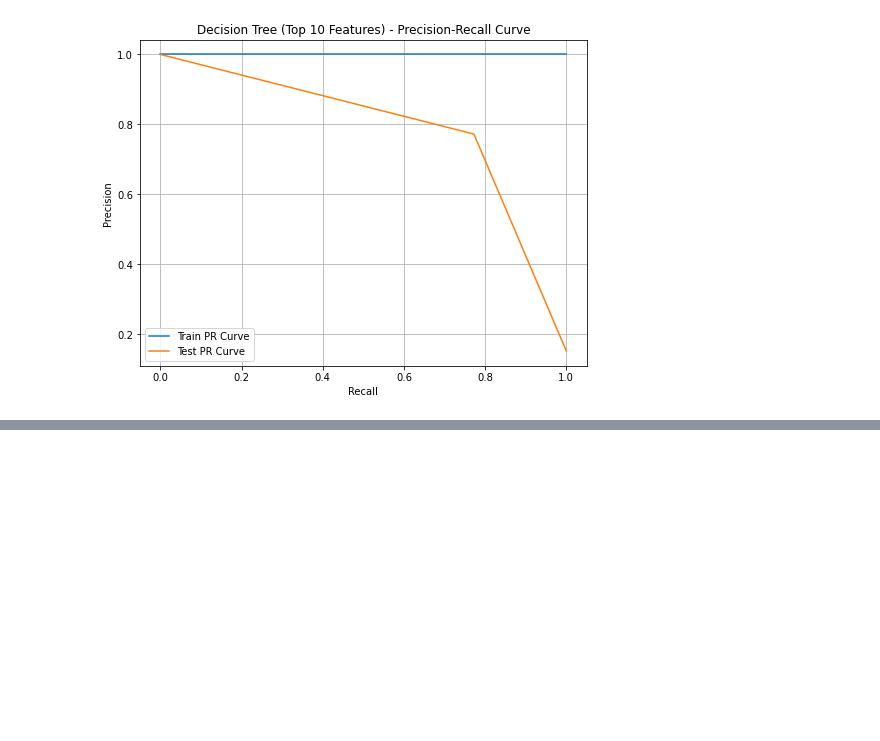
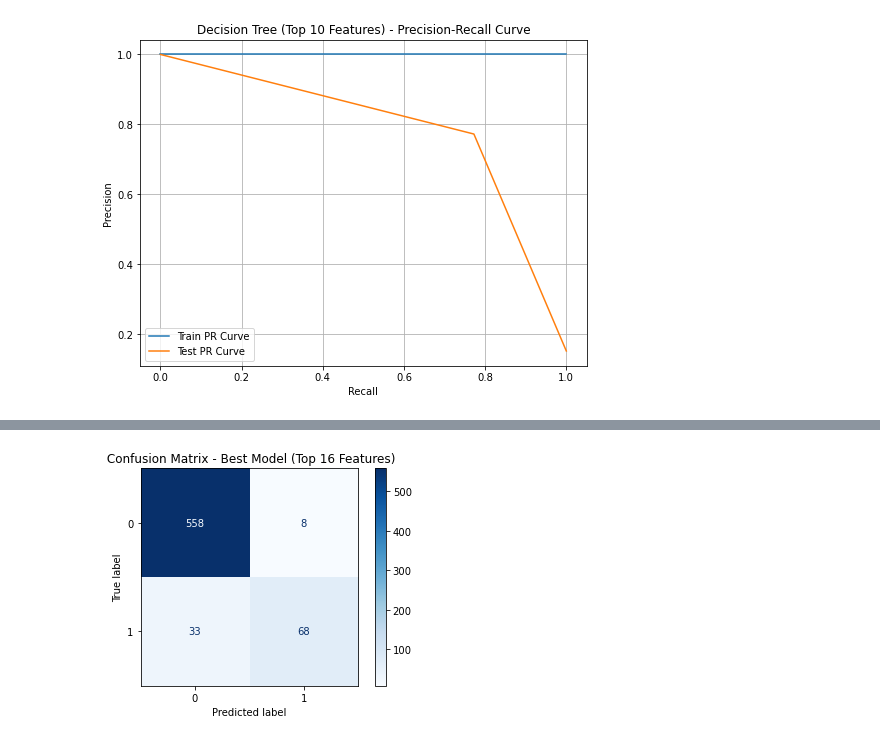
Before and after one commit to CWanderi/P3-Project, a Jupyter notebook: SyriaTel_Customer_Churn_Analysis.ipynb, the cells around one changed output, grey strips where cells are left out. Cells and saved outputs as stored; diff of their text form; code cells hidden in the pictures; blank space fills up the shorter version.

```diff
--- a/SyriaTel_Customer_Churn_Analysis.ipynb
+++ b/SyriaTel_Customer_Churn_Analysis.ipynb
@@ -506,0 +549,29 @@ Best Hyperparameters: {'ccp_alpha': 0.001, 'max_depth': 5, 'min_samples_leaf': 1
+# %%
+# Step 1: Get optimal N and best hyperparameters
+optimal_n = int(best_row['N_features'])
+best_params = best_row['Best_Params']
+
+# Step 2: Get the top N features
+top_n_features = importance_df['Feature'].head(optimal_n).tolist()
+indices_best = [X.columns.get_loc(f) for f in top_n_features]
+
+# Step 3: Subset the scaled data
+X_train_best = X_train_scaled[:, indices_best]
+X_test_best = X_test_scaled[:, indices_best]
+
+# Step 4: Retrain model on top N features with best hyperparameters
+final_model = DecisionTreeClassifier(random_state=42, **best_params)
+final_model.fit(X_train_best, y_train)
+
+# Step 5: Predict
+y_test_pred_best = final_model.predict(X_test_best)
+
+# Step 6: Plot confusion matrix
+cm = confusion_matrix(y_test, y_test_pred_best)
+disp = ConfusionMatrixDisplay(confusion_matrix=cm)
+disp.plot(cmap='Blues')
+plt.title(f" Confusion Matrix - Best Model (Top {optimal_n} Features)")
+plt.grid(False)
+plt.show()
+# %% [output]
+[figure, added]
```
Also changed, not shown: parts of 9 cells of this notebook.
